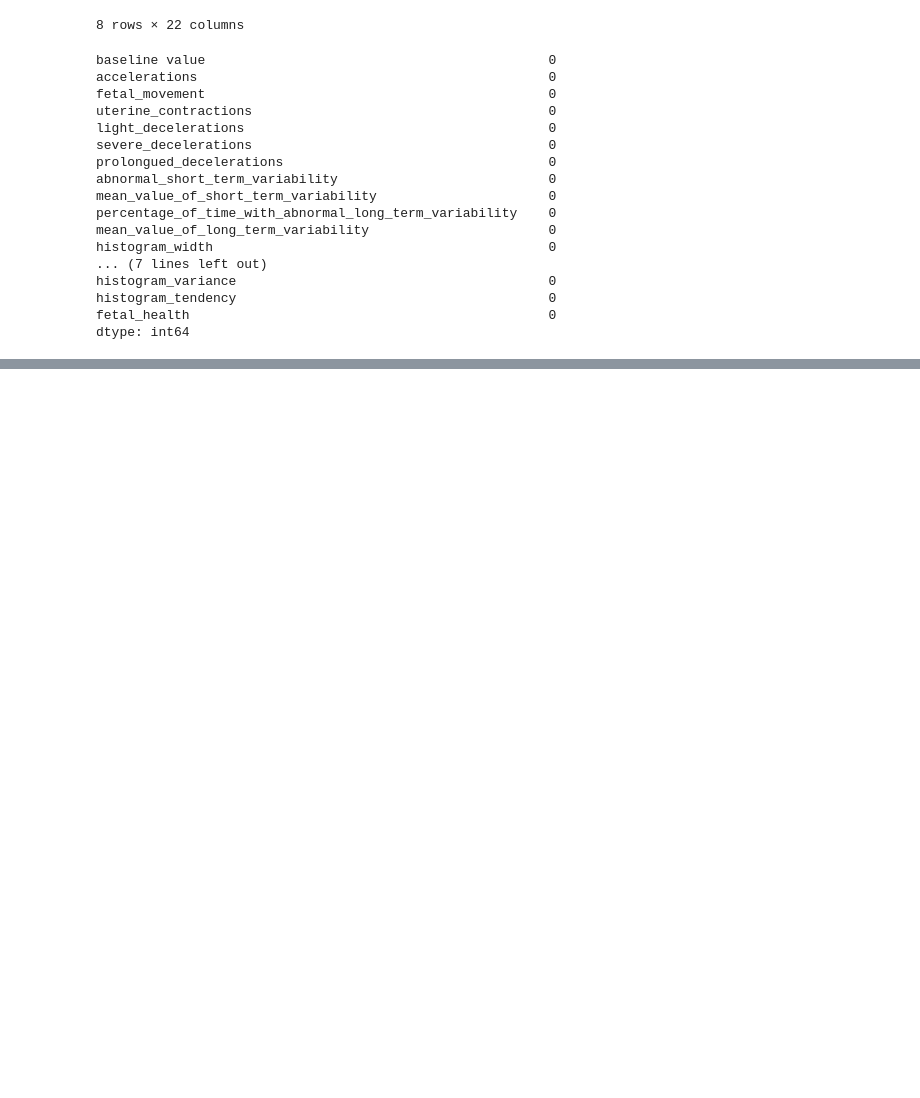
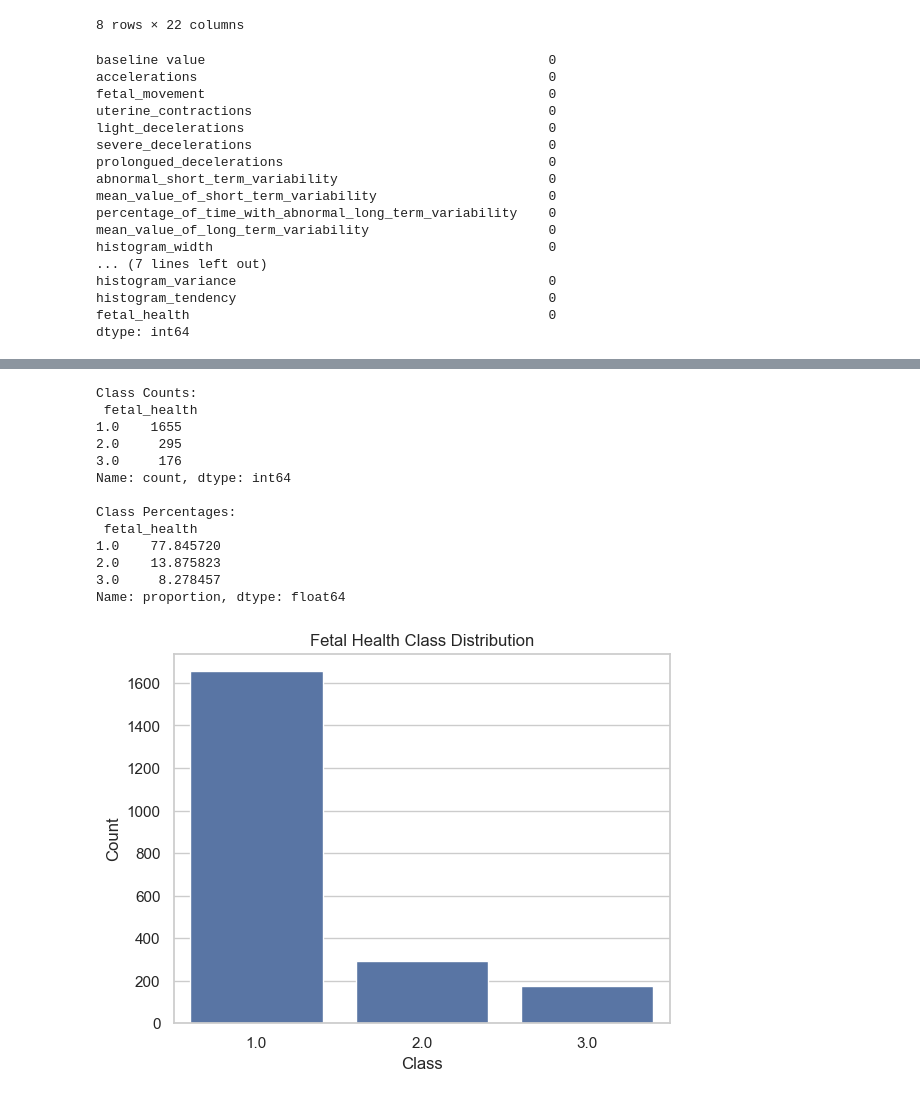
Before and after one commit to RidwanAfolabi/ML_Project_Fetal_health_classification, a Jupyter notebook: fetal_health.ipynb, the cells around one changed output, grey strips where cells are left out. Saved outputs shown, nothing was run; the diff lists cells and outputs as text; code cells hidden in the pictures; blank space fills up the shorter version.

```diff
--- a/fetal_health.ipynb
+++ b/fetal_health.ipynb
@@ -76,0 +125,29 @@ dtype: int64
+# %%
+# Analyze class distribution
+class_counts = df['fetal_health'].value_counts().sort_index()
+class_percentages = df['fetal_health'].value_counts(normalize=True).sort_index() * 100
+
+# Display results
+print("Class Counts:\n", class_counts)
+print("\nClass Percentages:\n", class_percentages)
+
+sns.countplot(x='fetal_health', data=df)
+plt.title("Fetal Health Class Distribution")
+plt.xlabel("Class")
+plt.ylabel("Count")
+plt.show()
+# %% [output]
+Class Counts:
+ fetal_health
+1.0    1655
+2.0     295
+3.0     176
+Name: count, dtype: int64
+
+Class Percentages:
+ fetal_health
+1.0    77.845720
+2.0    13.875823
+3.0     8.278457
+Name: proportion, dtype: float64
+[figure, added]
```
Also changed, not shown: parts of 6 cells of this notebook, 5 other files.
